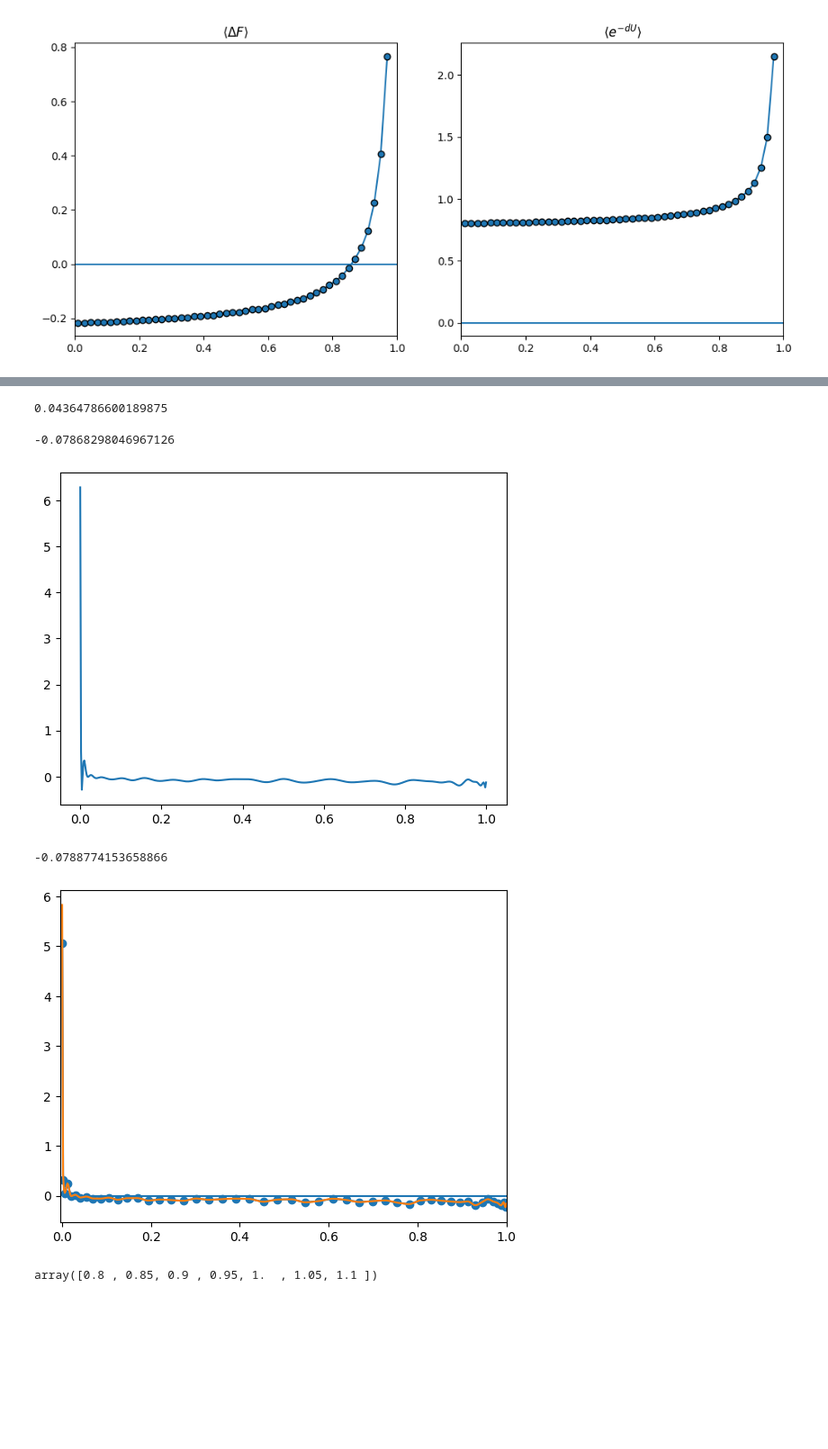
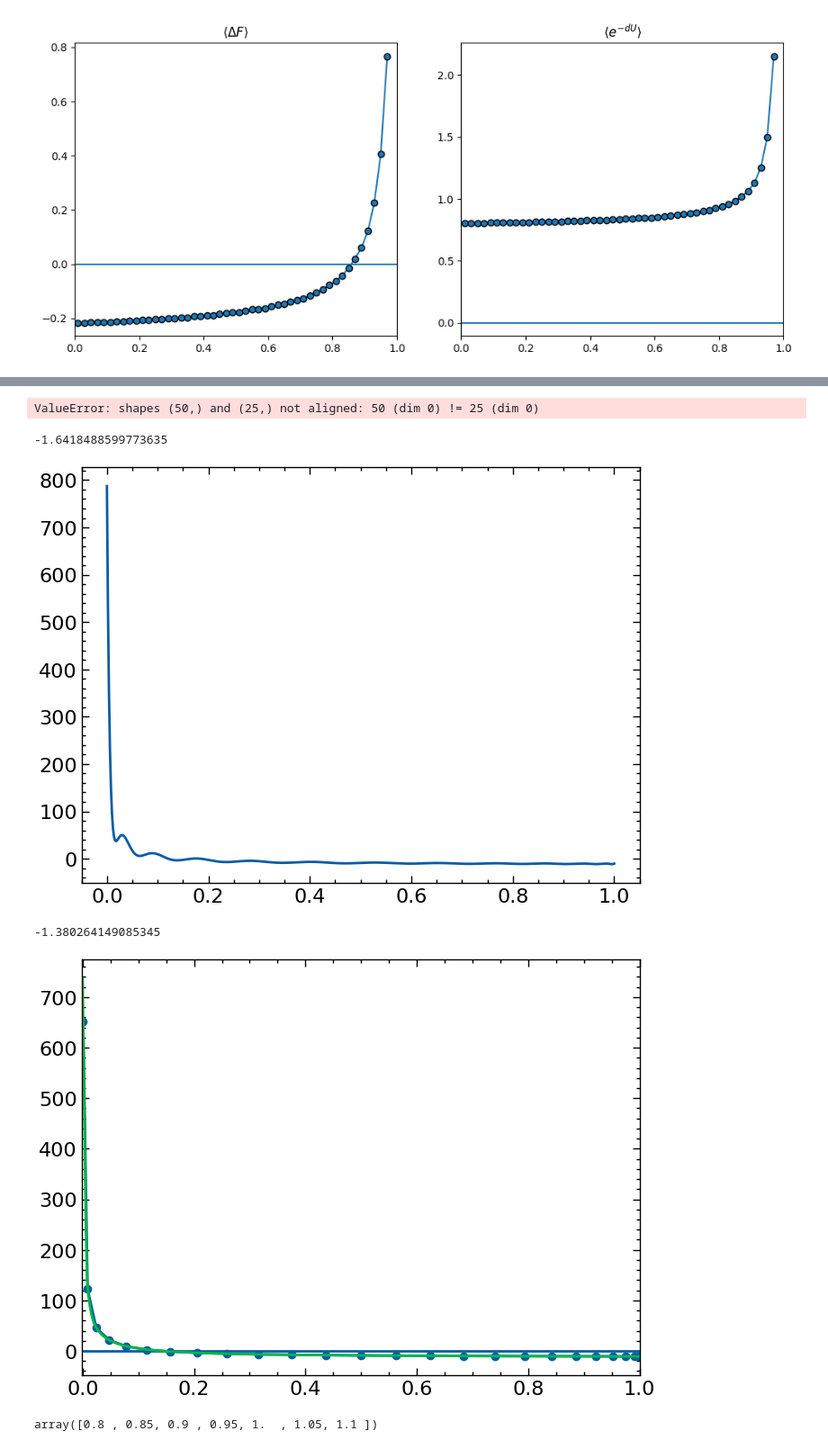
Before and after one commit to Masvelll/Statfiz, a Jupyter notebook: 2_ChemicalPotential/chem.ipynb, the cells around one changed output, grey strips where cells are left out. Shown at 90% size. Drawn from its saved outputs; the diff is of its cells as text; code cells hidden in the pictures; blank space fills up the shorter version.

```diff
--- a/2_ChemicalPotential/chem.ipynb
+++ b/2_ChemicalPotential/chem.ipynb
@@ -58,7 +58,7 @@ e_dU_mean_log, e_dU_mean_log.sum()
  -5.680101795598663)
 [figure]
 # %%
-dfs = [pd.read_csv(f'./vap_T0_8/ti_energy.{i}.log', delim_whitespace=True) for i in range(1, 51)]
+dfs = [pd.read_csv(f'./integ_test/ti_energy.{i}.log', delim_whitespace=True) for i in range(1, 26)]
 plt.plot(dfs[0]['dU/dlambda'])
 dfs[0]['dU/dlambda'].describe()
 # %% [output]
@@ -84,7 +84,7 @@ label create_lambda
   if "${k} <= ${n}" then "jump SELF create_lambda"
 
 """
-n_steps = 50
+n_steps = 25
 X = np.array([(1 + np.cos((2 * k - 1) * np.pi /(2 * n_steps))) / 2 for k in range(1, n_steps+1)])
 # %%
 means = np.array([x['dU/dlambda'].mean() for x in dfs])
@@ -125,7 +125,7 @@ w_cheb = 0.5 * w_cheb          # учёт масштаба при замене
 mu = np.dot(w_cheb, means)
 mu
 # %% [output]
-0.04364786600189875
+ValueError: shapes (50,) and (25,) not aligned: 50 (dim 0) != 25 (dim 0)
 # %%
 from scipy.interpolate import BarycentricInterpolator
 
@@ -134,22 +134,22 @@ grid = np.linspace(0, 1, 500)
 plt.plot(grid, interpolator(grid))
 np.trapz(interpolator(grid), grid)
 # %% [output]
--0.07868298046967126
+-1.6418488599773635
-[figure, old version]
+[figure, new version]
 # %%
 from scipy.interpolate import PchipInterpolator
 
 cs = PchipInterpolator(X[::-1], means)
 grid = np.linspace(0, 1, 500)
 plt.hlines(0, 0, 1)
-plt.xlim([-0.005, 1])
+plt.xlim([-0.002, 1])
 plt.plot(X, means, marker='o')
 plt.plot(grid, cs(grid)[::-1])
 mu = np.trapz(cs(grid)[::-1], grid)
 mu
 # %% [output]
--0.0788774153658866
+-1.380264149085345
-[figure, old version]
+[figure, new version]
 # %%
 from scipy.interpolate import PchipInterpolator
 T_arr = np.array([0.8, 0.8125, 0.825, 0.85, 0.8625, 0.875, 0.9, 0.9250, 0.9375, 0.9500, 0.9750, 0.9875, 1.0000, 1.0250, 1.0375, 1.0500, 1.0750, 1.0875, 1.1000])
```
Also changed, not shown: parts of 4 cells of this notebook, 5 other files.
